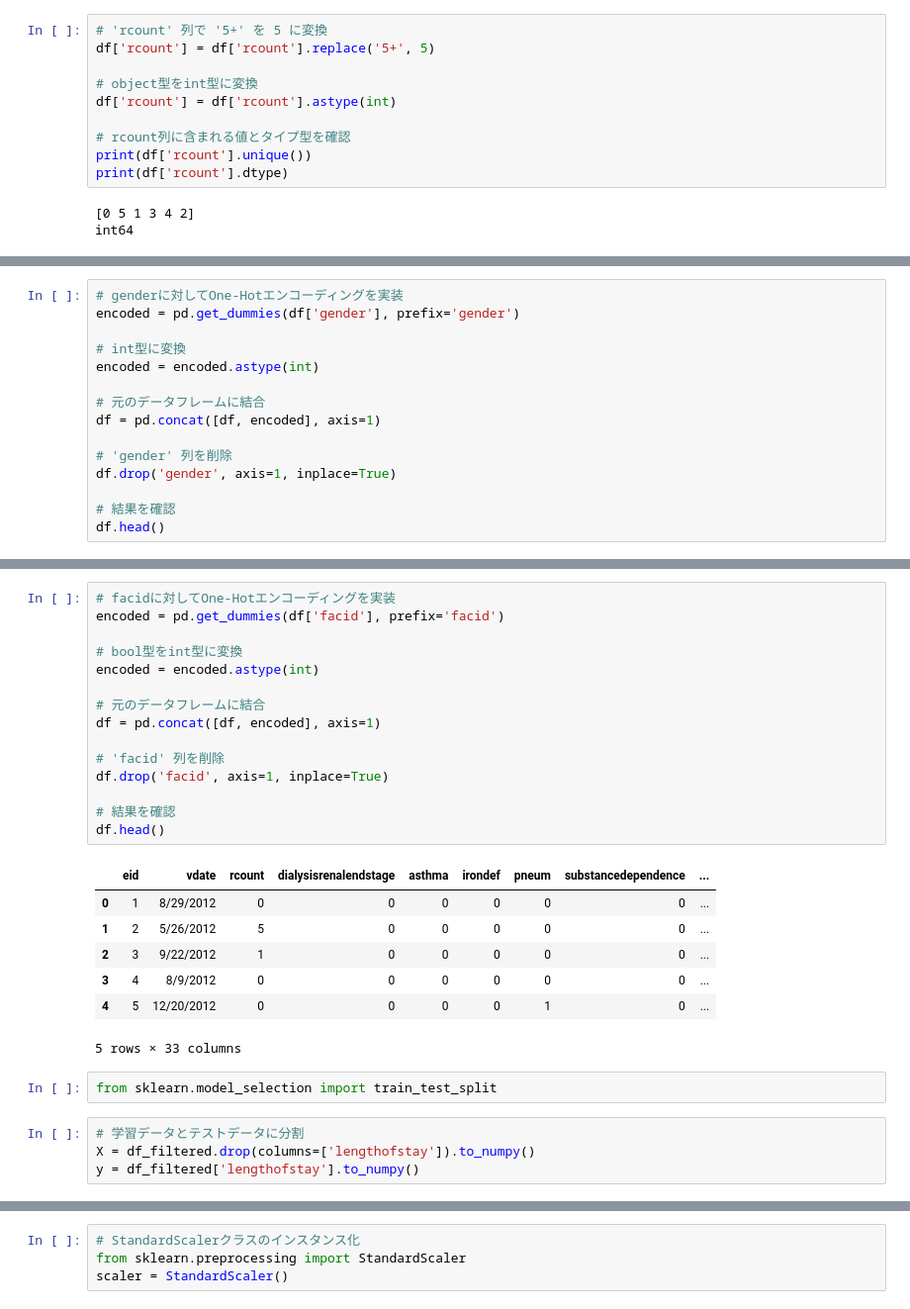
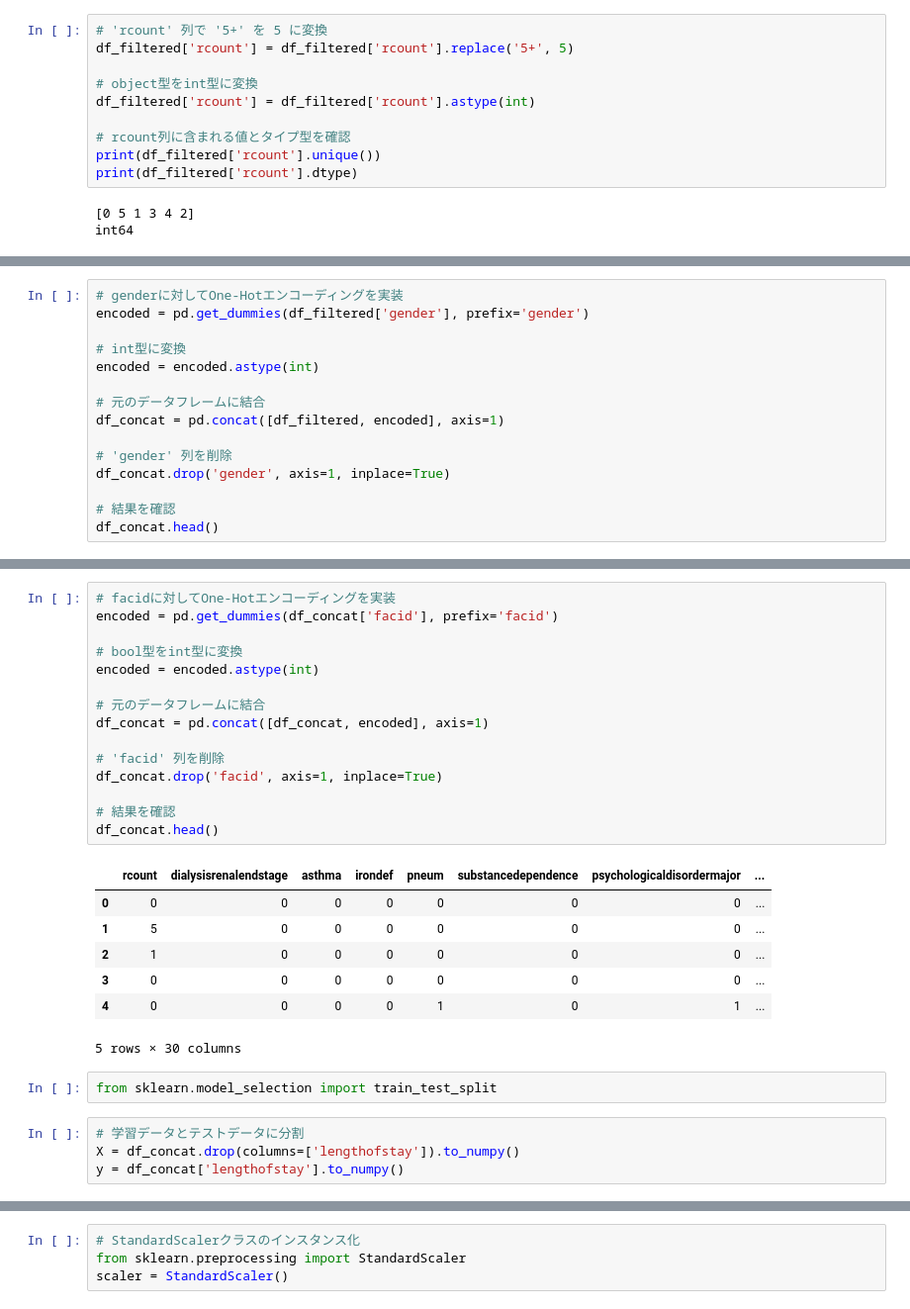
Before and after one commit to ruka-sumichi/final_task, a Jupyter notebook: test.ipynb, the cells around one changed output, grey strips where cells are left out. Shown at 99% size. Cells and saved outputs as stored; diff of their text form.

```diff
--- a/test.ipynb
+++ b/test.ipynb
@@ -144,13 +175,13 @@ plt.show()
 # %%
 # 'rcount' 列で '5+' を 5 に変換
-df['rcount'] = df['rcount'].replace('5+', 5)
+df_filtered['rcount'] = df_filtered['rcount'].replace('5+', 5)
 
 # object型をint型に変換
-df['rcount'] = df['rcount'].astype(int)
+df_filtered['rcount'] = df_filtered['rcount'].astype(int)
 
 # rcount列に含まれる値とタイプ型を確認
-print(df['rcount'].unique())
-print(df['rcount'].dtype)
+print(df_filtered['rcount'].unique())
+print(df_filtered['rcount'].dtype)
 # %% [output]
 [0 5 1 3 4 2]
 int64
@@ -175,16 +206,16 @@ plt.show()
 # %%
 # genderに対してOne-Hotエンコーディングを実装
-encoded = pd.get_dummies(df['gender'], prefix='gender')
+encoded = pd.get_dummies(df_filtered['gender'], prefix='gender')
 
 # int型に変換
 encoded = encoded.astype(int)
 
 # 元のデータフレームに結合
-df = pd.concat([df, encoded], axis=1)
+df_concat = pd.concat([df_filtered, encoded], axis=1)
 
 # 'gender' 列を削除
-df.drop('gender', axis=1, inplace=True)
+df_concat.drop('gender', axis=1, inplace=True)
 
 # 結果を確認
-df.head()
+df_concat.head()
 # %% [output]
@@ -198,32 +229,32 @@ df.head()
 # %%
 # facidに対してOne-Hotエンコーディングを実装
-encoded = pd.get_dummies(df['facid'], prefix='facid')
+encoded = pd.get_dummies(df_concat['facid'], prefix='facid')
 
 # bool型をint型に変換
 encoded = encoded.astype(int)
 
 # 元のデータフレームに結合
-df = pd.concat([df, encoded], axis=1)
+df_concat = pd.concat([df_concat, encoded], axis=1)
 
 # 'facid' 列を削除
-df.drop('facid', axis=1, inplace=True)
+df_concat.drop('facid', axis=1, inplace=True)
 
 # 結果を確認
-df.head()
+df_concat.head()
 # %% [output]
-|  | eid | vdate | rcount | dialysisrenalendstage | asthma | irondef | pneum | substancedependence | ... |
-| 0 | 1 | 8/29/2012 | 0 | 0 | 0 | 0 | 0 | 0 | ... |
-| 1 | 2 | 5/26/2012 | 5 | 0 | 0 | 0 | 0 | 0 | ... |
-| 2 | 3 | 9/22/2012 | 1 | 0 | 0 | 0 | 0 | 0 | ... |
-| 3 | 4 | 8/9/2012 | 0 | 0 | 0 | 0 | 0 | 0 | ... |
-| 4 | 5 | 12/20/2012 | 0 | 0 | 0 | 0 | 1 | 0 | ... |
+|  | rcount | dialysisrenalendstage | asthma | irondef | pneum | substancedependence | psychologicaldisordermajor | ... |
+| 0 | 0 | 0 | 0 | 0 | 0 | 0 | 0 | ... |
+| 1 | 5 | 0 | 0 | 0 | 0 | 0 | 0 | ... |
+| 2 | 1 | 0 | 0 | 0 | 0 | 0 | 0 | ... |
+| 3 | 0 | 0 | 0 | 0 | 0 | 0 | 0 | ... |
+| 4 | 0 | 0 | 0 | 0 | 1 | 0 | 1 | ... |
-5 rows × 33 columns
+5 rows × 30 columns
 # %%
 from sklearn.model_selection import train_test_split
 # %%
 # 学習データとテストデータに分割
-X = df_filtered.drop(columns=['lengthofstay']).to_numpy()
-y = df_filtered['lengthofstay'].to_numpy()
+X = df_concat.drop(columns=['lengthofstay']).to_numpy()
+y = df_concat['lengthofstay'].to_numpy()
 # %%
 # 比率7:3で学習データとテストデータに分割
 X_train, X_test, y_train, y_test = train_test_split(X, y, test_size=0.3, random_state=0)
```
Also changed, not shown: parts of 30 cells of this notebook.
